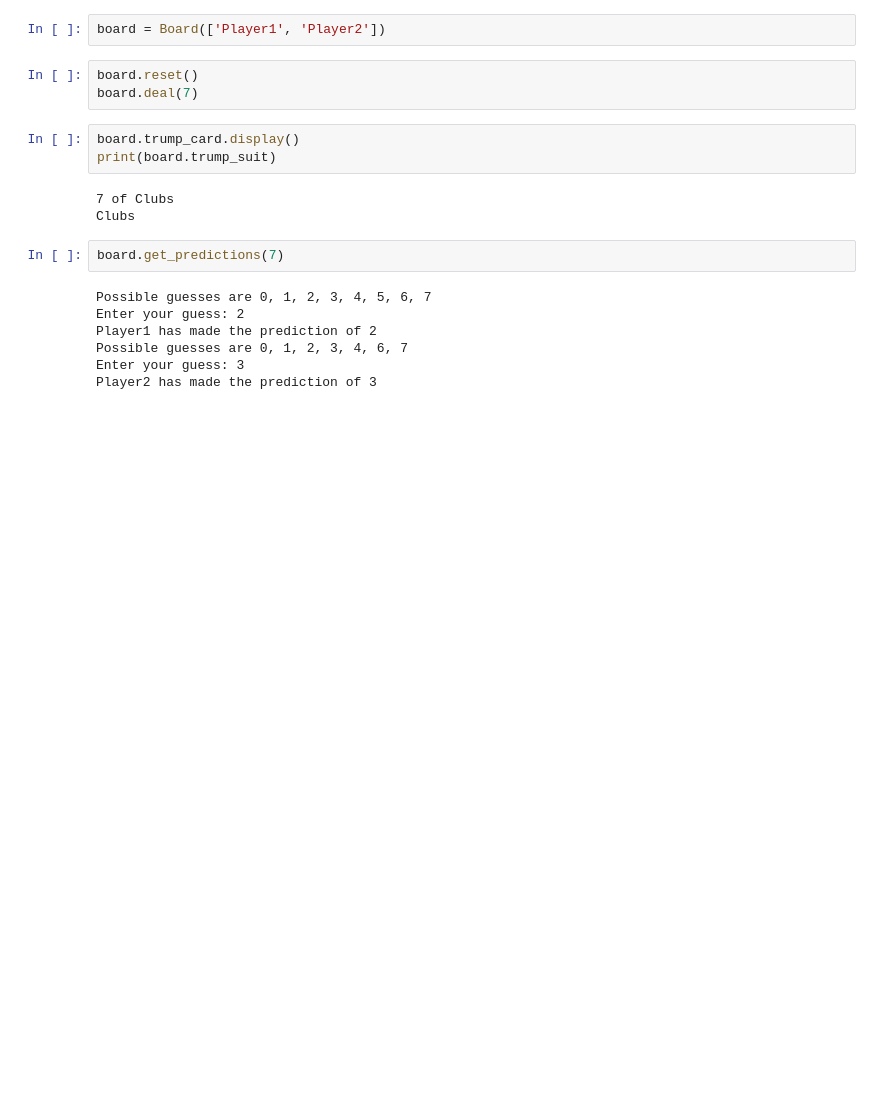
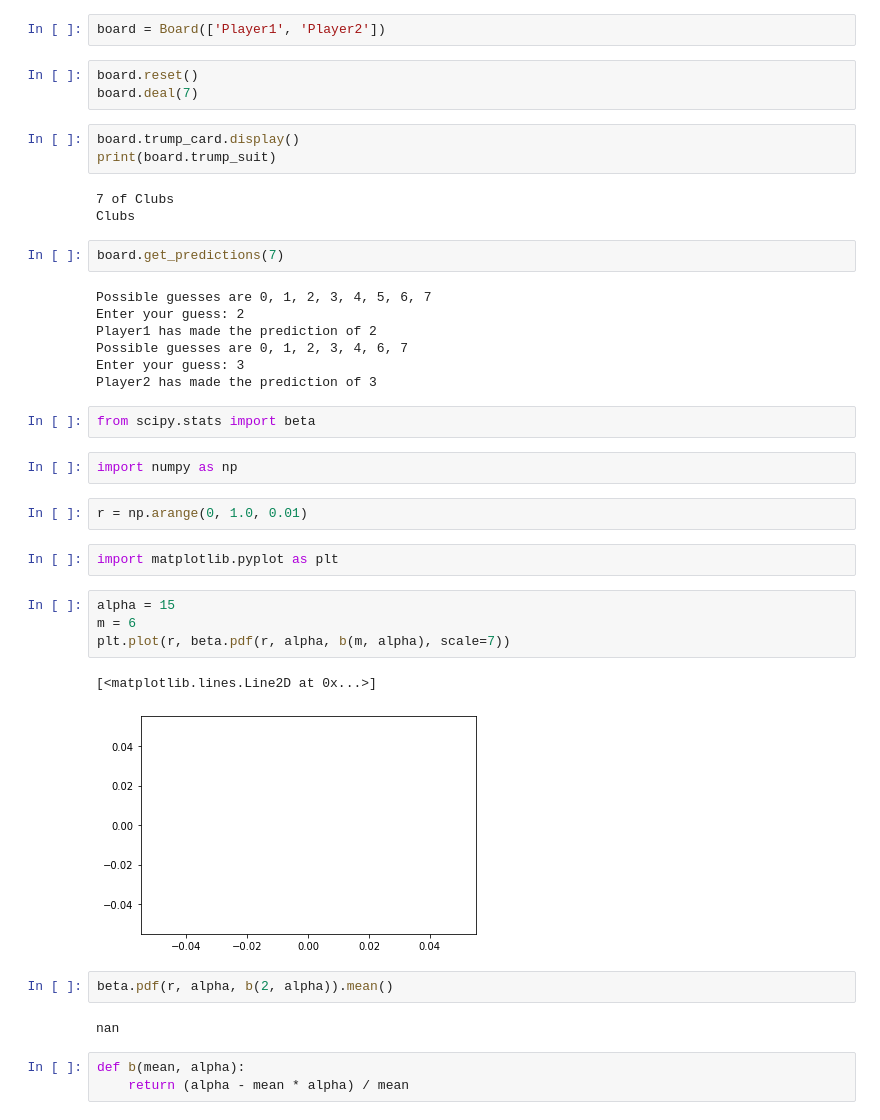
Before and after one commit to georgematthys98/upanddown, a Jupyter notebook: up_and_down_the_river.ipynb, the cells around one changed output. Cells and saved outputs as stored; diff of their text form; blank space fills up the shorter version.

```diff
--- a/up_and_down_the_river.ipynb
+++ b/up_and_down_the_river.ipynb
@@ -124,3 +124,25 @@ Player1 has made the prediction of 2
 Possible guesses are 0, 1, 2, 3, 4, 6, 7
 Enter your guess: 3
 Player2 has made the prediction of 3
+# %%
+from scipy.stats import beta
+# %%
+import numpy as np
+# %%
+r = np.arange(0, 1.0, 0.01)
+# %%
+import matplotlib.pyplot as plt
+# %%
+alpha = 15
+m = 6
+plt.plot(r, beta.pdf(r, alpha, b(m, alpha), scale=7))
+# %% [output]
+[<matplotlib.lines.Line2D at 0x...>]
+[figure, added]
+# %%
+beta.pdf(r, alpha, b(2, alpha)).mean()
+# %% [output]
+nan
+# %%
+def b(mean, alpha):
+    return (alpha - mean * alpha) / mean
```
Also changed, not shown: parts of 2 cells of this notebook, 4 other files.
